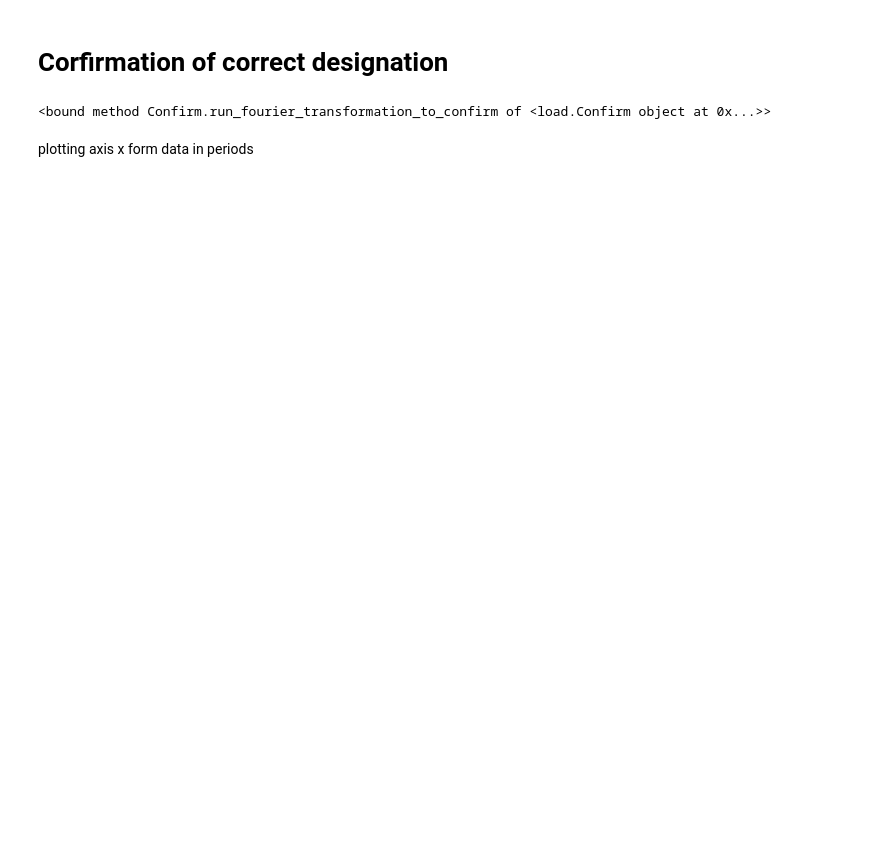
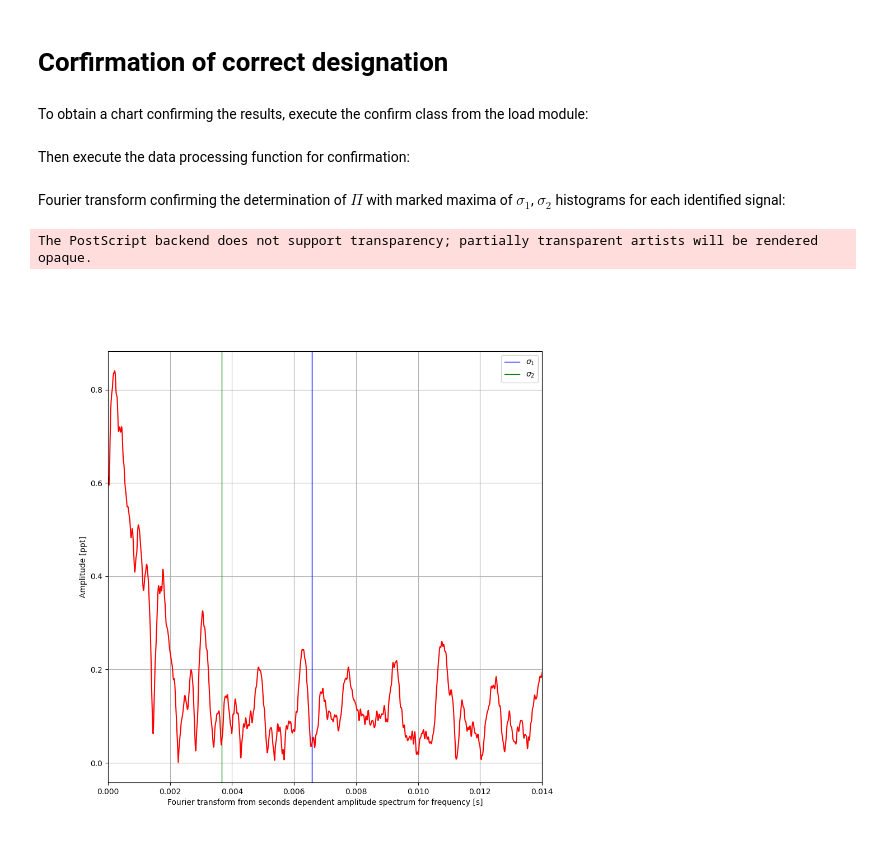
Before and after one commit to RadekKlucz/identification-of-sdBV-star-pulsed-modes, a Jupyter notebook: main/main.ipynb, the cells around one changed output. Saved outputs shown, nothing was run; the diff lists cells and outputs as text; code cells hidden in the pictures; blank space fills up the shorter version.

```diff
--- a/main/main.ipynb
+++ b/main/main.ipynb
@@ -225,26 +231,27 @@ The PostScript backend does not support transparency; partially transparent arti
 # %% [markdown]
 # Corfirmation of correct designation
+# %% [markdown]
+To obtain a chart confirming the results, execute the confirm class from the load module:
 # %%
 Confirm = ld.Confirm()
+# %% [markdown]
+Then execute the data processing function for confirmation:
 # %%
-load_data = Confirm.run_fourier_transformation_to_confirm
+load_data = Confirm.run_fourier_transformation_to_confirm()
-# %%
-load_data
-# %% [output]
-<bound method Confirm.run_fourier_transformation_to_confirm of <load.Confirm object at 0x...>>
-# %% [markdown]
-plotting axis x form data in periods
+# %% [markdown]
+Fourier transform confirming the determination of $ \Pi $ with marked maxima of $\sigma_1$, $\sigma_2$ histograms for each identified signal:
 # %%
-figure_7 = plt.figure()
-axis_7 = figure_7.subplots()
-# axis_7.set_ylim(0,0.009)
-axis_7.set_xlim(0, 0.014)
-axis_7.axvline(x=1 / 158, color='b', linestyle='-', linewidth=1, label = '$\sigma_{1}$')
-axis_7.axvline(x=1 / 280, color='g', linestyle='-', linewidth=1, label = '$\sigma_{2}$')
-# axis_7.axvline(x=1 / 102.8, color='orange', linestyle='-', linewidth=1, label = '$\sigma_{3b}$')
-axis_7.set_xlabel('Fourier transform from seconds dependent amplitude spectrum for frequency [s]')
-axis_7.set_ylabel('Amplitude [ppt]')
-axis_7.legend()
-axis_7.grid()
-axis_7.plot(load_data[0], load_data[1], color='red')
-plt.savefig('./output/2nd_ft.eps', format='eps')
+figure_8 = plt.figure(figsize=(10, 10))
+axis_8 = figure_8.subplots()
+axis_8.set_xlim(0, 0.014)
+axis_8.axvline(x=1 / 151.92, color='b', linestyle='-', linewidth=1, label='$\sigma_{1}$')
+axis_8.axvline(x=1 / 272.62, color='g', linestyle='-', linewidth=1, label='$\sigma_{2}$')
+axis_8.set_xlabel('Fourier transform from seconds dependent amplitude spectrum for frequency [s]')
+axis_8.set_ylabel('Amplitude [ppt]')
+axis_8.legend()
+axis_8.grid()
+axis_8.plot(load_data[0], load_data[1], color='red')
+plt.savefig('./output/confirm_plot.eps', format='eps')
+# %% [output]
+The PostScript backend does not support transparency; partially transparent artists will be rendered opaque.
+[figure, added]
```
Also changed, not shown: parts of 43 cells of this notebook, 13 other files.
